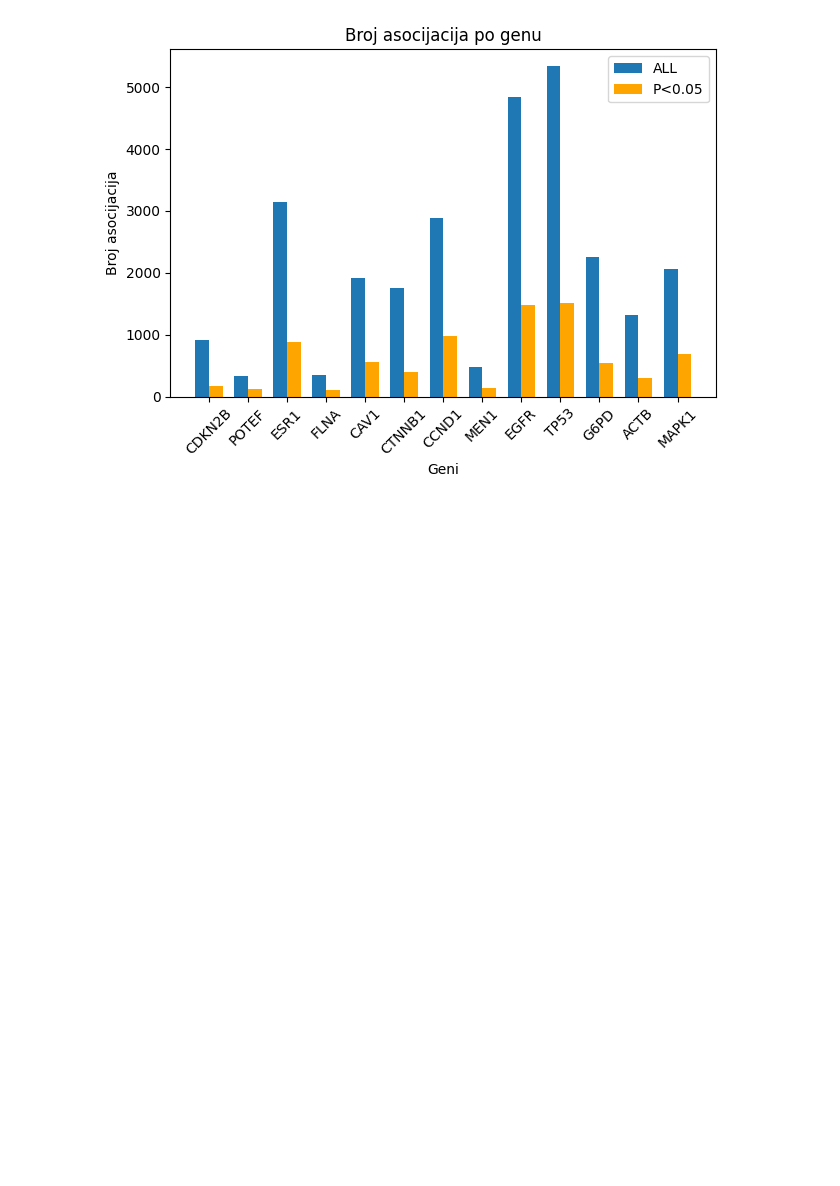
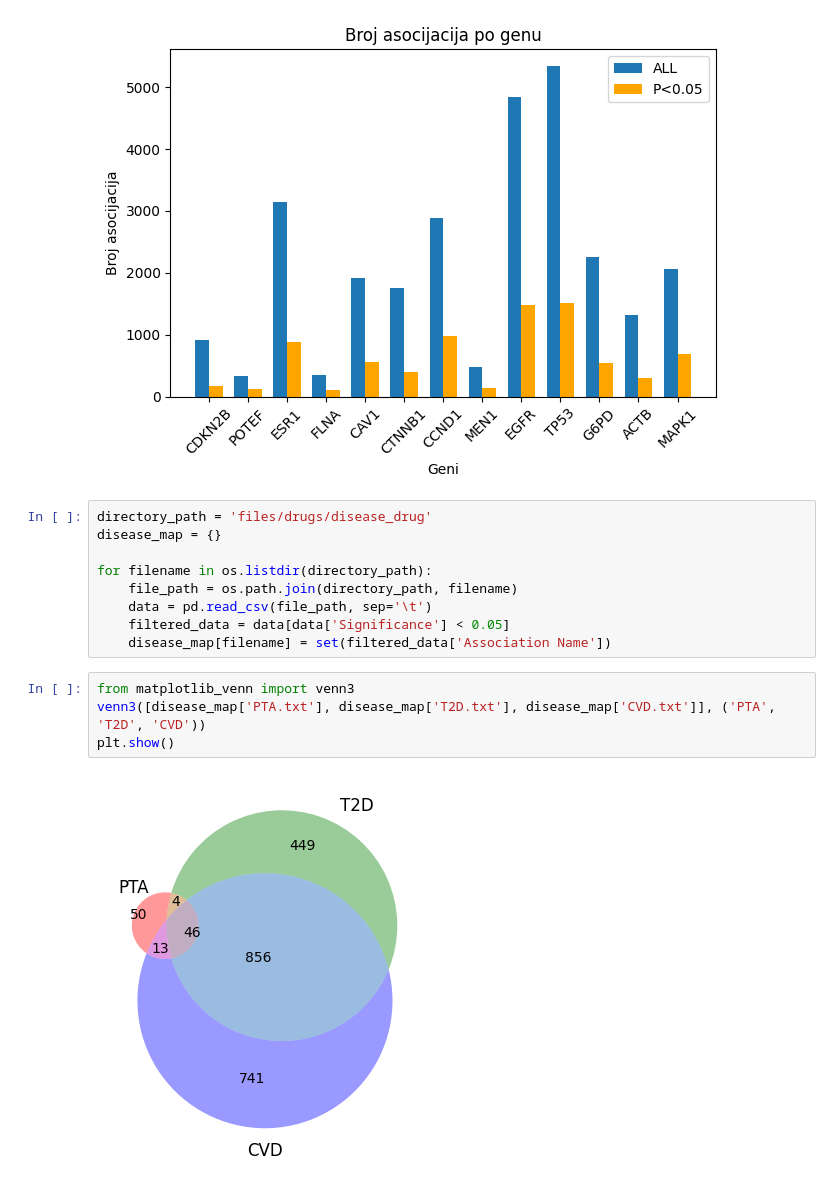
Before and after one commit to shotinform/proteinclustering, a Jupyter notebook: drug_target_interactions.ipynb, the cells around one changed output. Drawn from its saved outputs; the diff is of its cells as text; blank space fills up the shorter version.

Commit message:
added venn diagrams

```diff
--- a/drug_target_interactions.ipynb
+++ b/drug_target_interactions.ipynb
@@ -61,3 +60,18 @@ plt.tight_layout()
 plt.show()
 # %% [output]
 [figure]
+# %%
+directory_path = 'files/drugs/disease_drug'
+disease_map = {}
+
+for filename in os.listdir(directory_path):
+    file_path = os.path.join(directory_path, filename)
+    data = pd.read_csv(file_path, sep='\t')
+    filtered_data = data[data['Significance'] < 0.05]
+    disease_map[filename] = set(filtered_data['Association Name'])
+# %%
+from matplotlib_venn import venn3
+venn3([disease_map['PTA.txt'], disease_map['T2D.txt'], disease_map['CVD.txt']], ('PTA', 'T2D', 'CVD'))
+plt.show()
+# %% [output]
+[figure, added]
```
Also changed, not shown: parts of 3 cells of this notebook, 6 other files.
